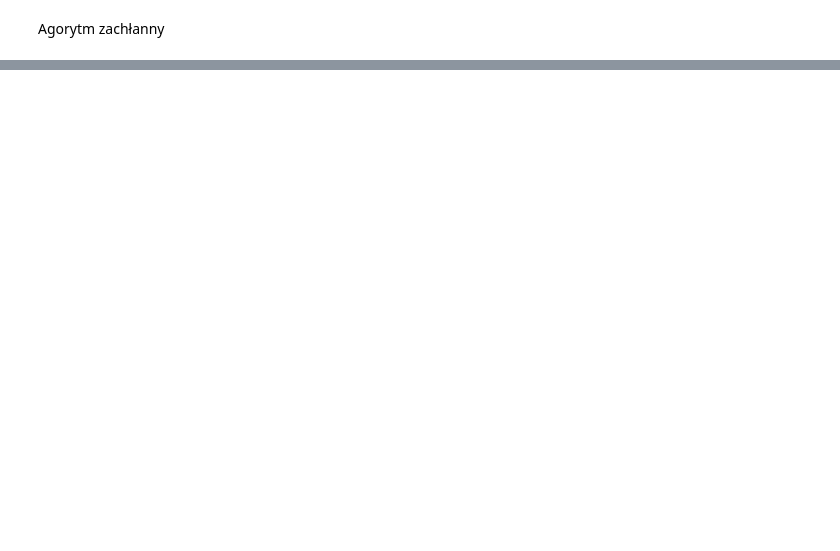
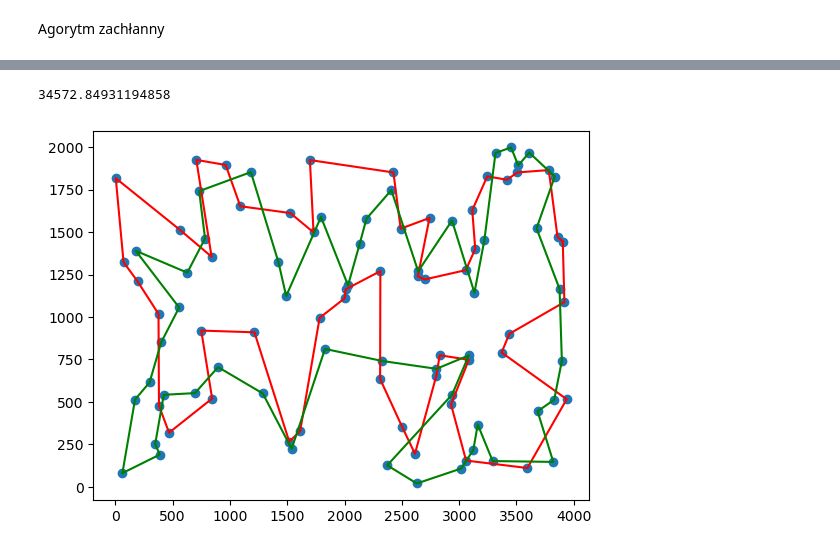
Before and after one commit to KWencierski/Imo, a Jupyter notebook: lab1.ipynb, the cells around one changed output, grey strips where cells are left out. Saved outputs shown, nothing was run; the diff lists cells and outputs as text; code cells hidden in the pictures; blank space fills up the shorter version.

Commit message:
implemented 2-regret

```diff
--- a/lab1.ipynb
+++ b/lab1.ipynb
@@ -40,2 +38,9 @@ for i in range(distance_matrix.shape[0]):
+# %%
+points_matrix = points_matrix.astype(int)
+def plot_results(cycles):
+    plt.scatter(points_matrix[..., 0], points_matrix[..., 1])
+    plt.plot(points_matrix[cycles[0], 0], points_matrix[cycles[0], 1], 'r')
+    plt.plot(points_matrix[cycles[1], 0], points_matrix[cycles[1], 1], 'g')
+    plt.show()
 # %% [markdown]
 Agorytm zachłanny
@@ -112,0 +184,7 @@ points_matrix.shape
+# %%
+cycles = solve_regret(distance_matrix)
+print(calc_distance_sum(cycles[0], distance_matrix) + calc_distance_sum(cycles[1], distance_matrix))
+plot_results(cycles)
+# %% [output]
+34572.84931194858
+[figure, added]
```
Also changed, not shown: parts of 10 cells of this notebook.
